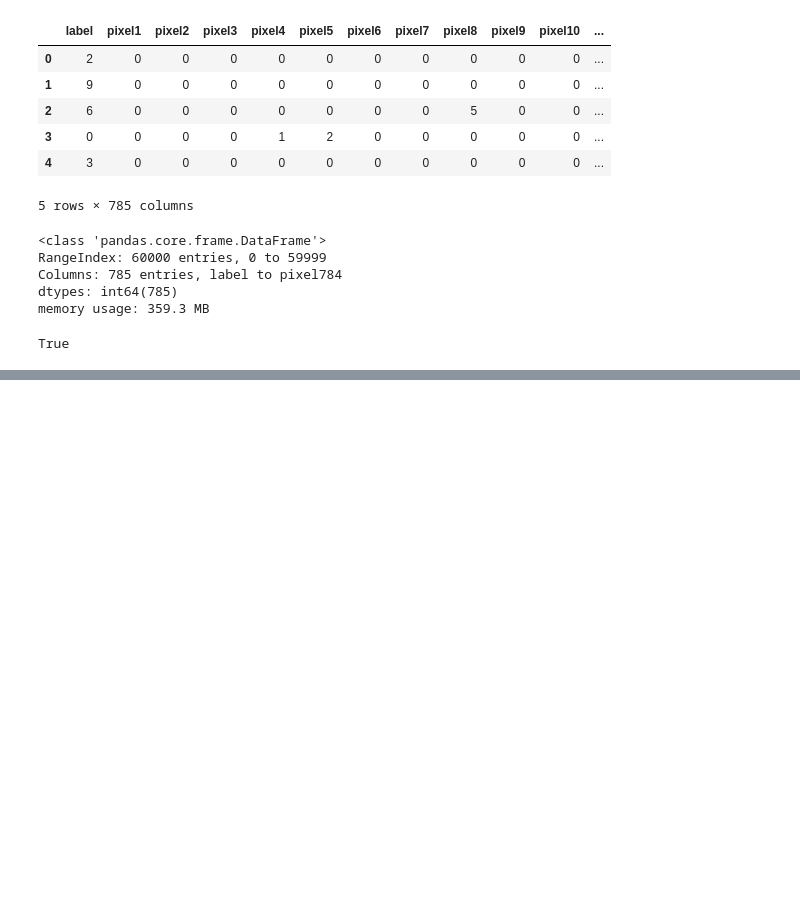
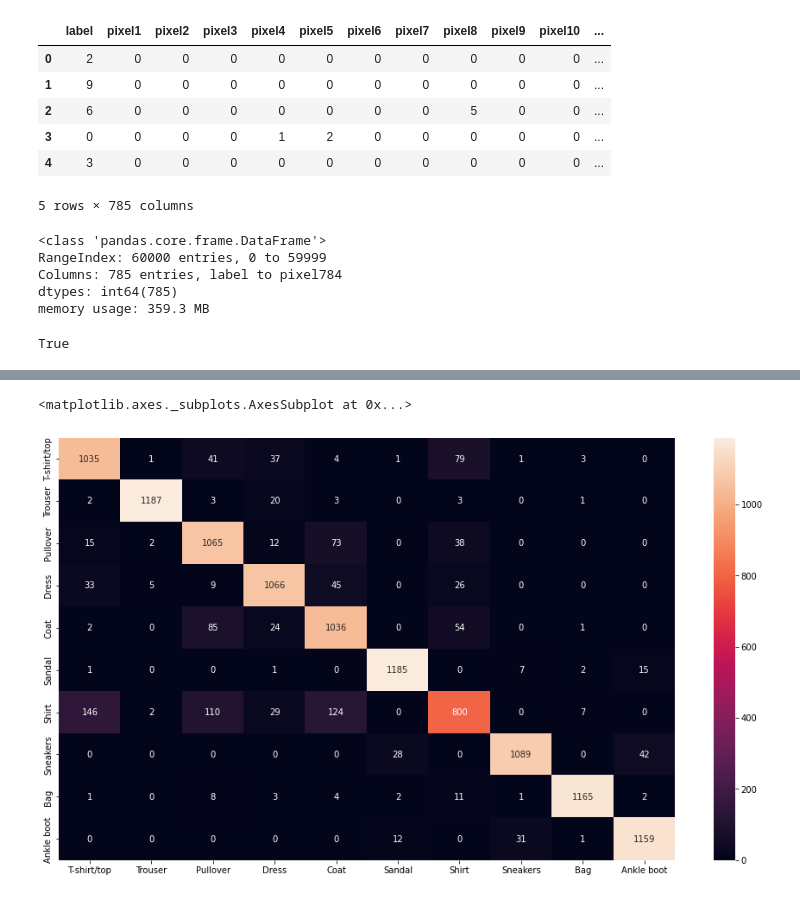
Before and after one commit to javierber/colab_proj_repo, a Jupyter notebook: Kaggle_Fashion_CNN.ipynb, the cells around one changed output, grey strips where cells are left out. Cells and saved outputs as stored; diff of their text form; code cells hidden in the pictures; blank space fills up the shorter version.

```diff
--- a/Kaggle_Fashion_CNN.ipynb
+++ b/Kaggle_Fashion_CNN.ipynb
@@ -204,0 +203,4 @@ Test loss: 39.80%
+# %%
+model.compile(optimizer = 'adam', loss = 'sparse_categorical_crossentropy',metrics = ['accuracy'])
+# %%
+model.fit(X_train,y_train,epochs = 20,batch_size = 512,verbose = 1, validation_data=(X_test,y_test))
@@ -204,0 +245,3 @@ Test loss: 39.80%
+# %%
+y_pred = model.predict(X_test).round(2)
+y_pred
@@ -204,0 +256,8 @@ Test loss: 39.80%
+# %%
+plt.figure(figsize = (16,9))
+y_pred_labels = [np.argmax(label) for label in y_pred]
+cm = confusion_matrix(y_test,y_pred_labels)
+sns.heatmap(cm , annot = True,fmt = 'd',xticklabels = class_labels,yticklabels = class_labels)
+# %% [output]
+<matplotlib.axes._subplots.AxesSubplot at 0x...>
+[figure, added]
```
Also changed, not shown: parts of 40 cells of this notebook.
